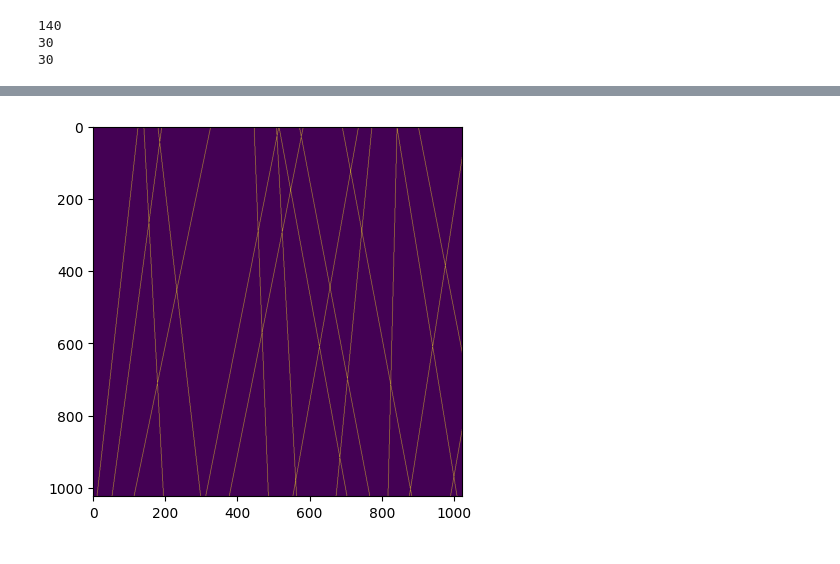
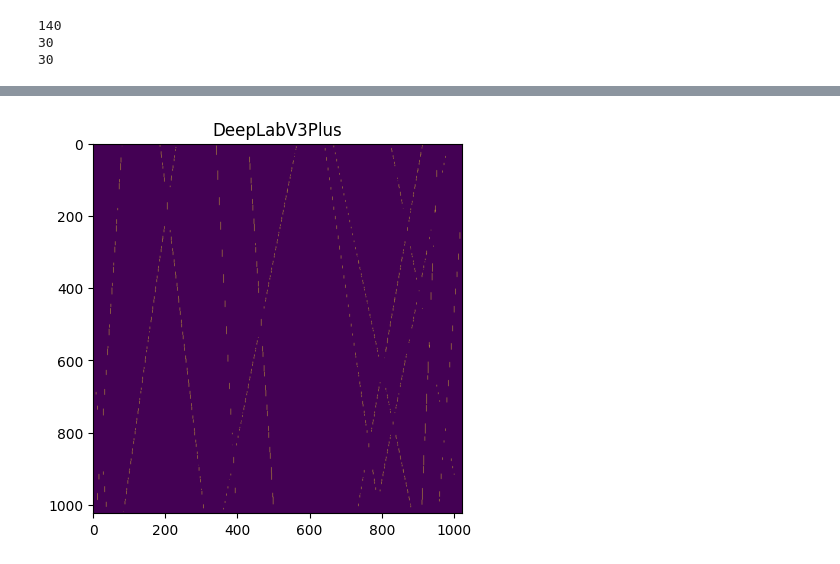
Before and after one commit to FarizKesten/CppPackagingExamples, a Jupyter notebook: TestSeg.ipynb, the cells around one changed output, grey strips where cells are left out. Cells and saved outputs as stored; diff of their text form; code cells hidden in the pictures.

```diff
--- a/TestSeg.ipynb
+++ b/TestSeg.ipynb
@@ -154,9 +154,16 @@ models = {
         in_channels=1,
         classes=1
     ),
-
 }
 
+models = {
+    "DeepLabV3Plus": smp.DeepLabV3Plus(
+        encoder_name="resnet50",
+        encoder_weights="imagenet",
+        in_channels=1,
+        classes=1
+    ),
+}
 
 # printing all models that are used
 for key, model in models.items():
@@ -322,5 +353,5 @@ def evaluate(model, loader, criterion, device):
 # %%
-NUMS_EPOCHS = 10
+NUMS_EPOCHS = 100
 
 optimizer = torch.optim.Adam(model.parameters(), lr=0.001)
 criterion = torch.nn.BCEWithLogitsLoss()
@@ -330,10 +361,8 @@ device = torch.device("cuda" if torch.cuda.is_available() else "cpu")
 for key, model in models.items():
   best_val_loss = float('inf')
 
-  model_dir = os.makedirs(
-      os.path.join('/content/drive/MyDrive/ml_data/unet/cnn1/data/mdls/', key),
-      exist_ok=True
-  )
+  model_dir = os.path.join('/content/drive/MyDrive/ml_data/unet/cnn1/data/mdls/', key)
+  os.makedirs(model_dir, exist_ok=True)
 
   model.to(device)
 
@@ -343,7 +372,7 @@ for key, model in models.items():
 
     if val_loss < best_val_loss:
       best_val_loss = val_loss
-      torch.save(model.state_dict(), model_dir)
+      torch.save(model.state_dict(), os.path.join(model_dir, 'best_model.pth'))
       print(f"New best model {key} saved at epoch {epoch+1}, Val Loss: {val_loss:.4f}")
 
     print(f"Epoch {epoch+1}/{NUMS_EPOCHS}, Train Loss: {train_loss:.4f}, Val Loss: {val_loss:.4f}")
@@ -367,33 +412,68 @@ def preproc_image(image_path, device):
   image = image.to(device)
   return image
 
+
+def eval_binary_class(pred, target, threshold=0.5):
+  '''
+  Use this to evaluatate the model so that we can compare the performances
+  '''
+
+  pred = torch.sigmoid(pred)
+  pred = (pred > threshold).float()
+
+  intersection = (pred * target ).sum().item()
+  union = (pred + target ).sum().item() - intersection
+
+
+  iou = intersection / union
+
+  # precision & recall
+  tp = intersection
+  fp = pred.sum(dim=(2,3)) - tp
+  fn = target.sum(dim=(2,3)) - tp
+
+  precision = (tp + 1e-6) / (tp + fp + 1e-6)
+  recall = (tp + 1e-6) / (tp + fn + 1e-6)
+
+  return {
+      "IOU" :iou,
+      "Precision": precision.mean().item(),
+      "Recall": recall.mean().item(),
+  }
+
+
+device = torch.device("cuda" if torch.cuda.is_available() else "cpu")
+
+b_show_image = True
 for key, model in models.items():
   model.load_state_dict(torch.load(os.path.join('/content/drive/MyDrive/ml_data/unet/cnn1/data/mdls/', key, 'best_model.pth')))
-model.eval()
+  model.to(device)
+  model.eval()
 
-with torch.no_grad():
-  for images, labels in test_loader:
-    plt.imshow(images[0].squeeze())
-    plt.show()
-    plt.imshow(labels[0].squeeze())
-    plt.show()
 
-    images = images.to(device)
-    labels = labels.to(device)
+  with torch.no_grad():
+    for images, labels in test_loader:
+      if b_show_image:
+        plt.imshow(images[0].squeeze())
+        plt.show()
+        b_show_image = False
 
-    #output_logits = model(preproc_image('/content/drive/MyDrive/ml_data/unet/cnn1/data/img/1.dat', device))
-    output_logits = model(images)
-    output_logits = output_logits.cpu()
-    output_logits = output_logits.squeeze(0).squeeze()
-    output_logits = output_logits.numpy()
-    output_logits = np.where(output_logits > 0.5, 1, 0)
-    plt.imshow(output_logits)
-    plt.show()
+      images = images.to(device)
+      labels = labels.to(device)
 
-    #image = np.fromfile('/content/drive/MyDrive/ml_data/unet/cnn1/data/img/1.dat',dtype=np.single)
-    #image_reshaped = image.reshape((image_size, image_size))
+      #output_logits = model(preproc_image('/content/drive/MyDrive/ml_data/unet/cnn1/data/img/1.dat', device))
+      output_logits = model(images)
 
-    label = np.fromfile('/content/drive/MyDrive/ml_data/unet/cnn1/data/lbl/1.dat',dtype=np.single)
-    labelimg_reshaped = label.reshape((image_size, image_size))
-    break
+      batch_metrics = eval_binary_class(output_logits, labels)
+      print(batch_metrics)
+
+      output_logits = output_logits.cpu()
+      output_logits = output_logits.squeeze(0).squeeze()
+      output_logits = output_logits.numpy()
+      output_logits = np.where(output_logits > 0.5, 1, 0)
+      plt.imshow(output_logits)
+      plt.title(key)
+      plt.show()
+
+      break
 # %% [output]
@@ -401 +482 @@ with torch.no_grad():
-[figure, old version]
+[figure, new version]
```
Also changed, not shown: parts of 5 cells of this notebook.
